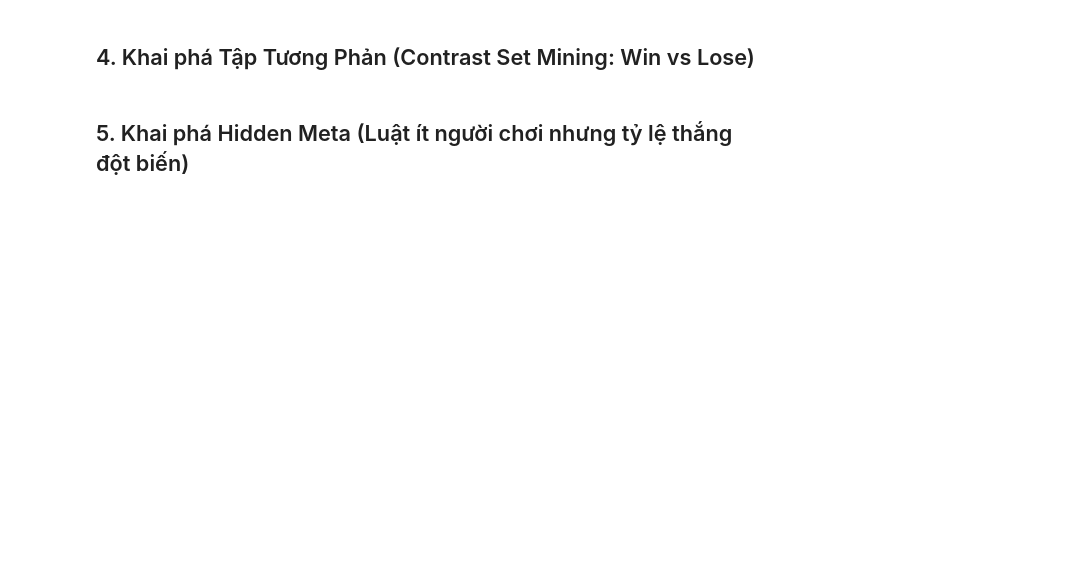
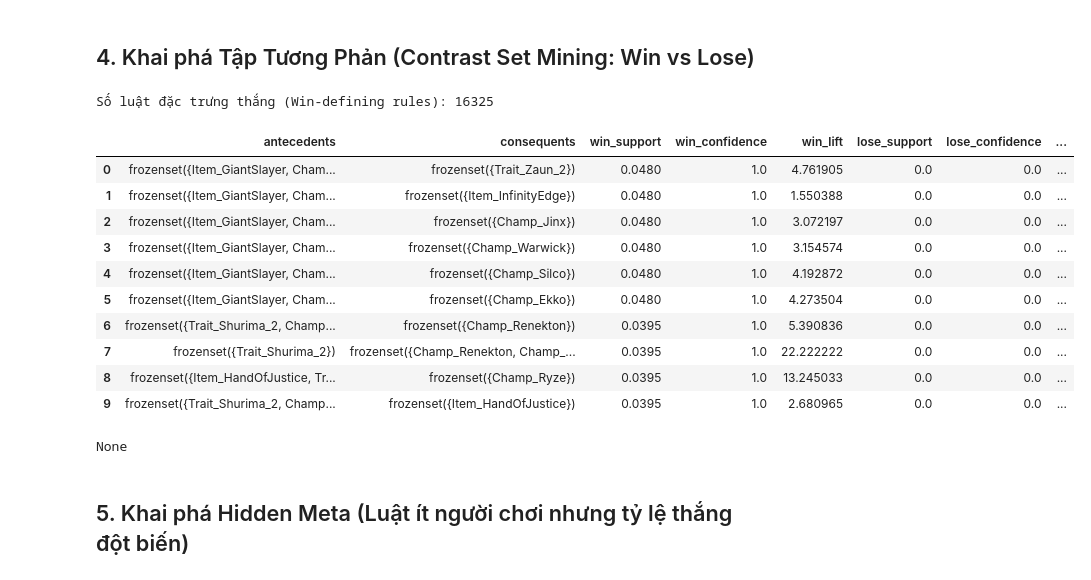
Before and after one commit to NAT100306/tft-meta-mining, a Jupyter notebook: notebooks/05_fpgrowth.ipynb, the cells around one changed output. Drawn from its saved outputs; the diff is of its cells as text; code cells hidden in the pictures; blank space fills up the shorter version.

```diff
--- a/notebooks/05_fpgrowth.ipynb
+++ b/notebooks/05_fpgrowth.ipynb
@@ -70,8 +91,22 @@ plt.show()
 # %%
 contrast_rules = miner.contrast_set_mining(bin_win, bin_lose)
 print(f'Số luật đặc trưng thắng (Win-defining rules): {len(contrast_rules)}')
 if not contrast_rules.empty:
-    display(contrast_rules.head(10))
+    print(display(contrast_rules.head(10)))
+# %% [output]
+Số luật đặc trưng thắng (Win-defining rules): 16325
+|  | antecedents | consequents | win_support | win_confidence | win_lift | lose_support | lose_confidence | ... |
+| 0 | frozenset({Item_GiantSlayer, Cham... | frozenset({Trait_Zaun_2}) | 0.0480 | 1.0 | 4.761905 | 0.0 | 0.0 | ... |
+| 1 | frozenset({Item_GiantSlayer, Cham... | frozenset({Item_InfinityEdge}) | 0.0480 | 1.0 | 1.550388 | 0.0 | 0.0 | ... |
+| 2 | frozenset({Item_GiantSlayer, Cham... | frozenset({Champ_Jinx}) | 0.0480 | 1.0 | 3.072197 | 0.0 | 0.0 | ... |
+| 3 | frozenset({Item_GiantSlayer, Cham... | frozenset({Champ_Warwick}) | 0.0480 | 1.0 | 3.154574 | 0.0 | 0.0 | ... |
+| 4 | frozenset({Item_GiantSlayer, Cham... | frozenset({Champ_Silco}) | 0.0480 | 1.0 | 4.192872 | 0.0 | 0.0 | ... |
+| 5 | frozenset({Item_GiantSlayer, Cham... | frozenset({Champ_Ekko}) | 0.0480 | 1.0 | 4.273504 | 0.0 | 0.0 | ... |
+| 6 | frozenset({Trait_Shurima_2, Champ... | frozenset({Champ_Renekton}) | 0.0395 | 1.0 | 5.390836 | 0.0 | 0.0 | ... |
+| 7 | frozenset({Trait_Shurima_2}) | frozenset({Champ_Renekton, Champ_... | 0.0395 | 1.0 | 22.222222 | 0.0 | 0.0 | ... |
+| 8 | frozenset({Item_HandOfJustice, Tr... | frozenset({Champ_Ryze}) | 0.0395 | 1.0 | 13.245033 | 0.0 | 0.0 | ... |
+| 9 | frozenset({Trait_Shurima_2, Champ... | frozenset({Item_HandOfJustice}) | 0.0395 | 1.0 | 2.680965 | 0.0 | 0.0 | ... |
+None
 # %% [markdown]
 ## 5. Khai phá Hidden Meta (Luật ít người chơi nhưng tỷ lệ thắng đột biến)
 # %%
```
Also changed, not shown: parts of 7 cells of this notebook, 1 other file.
